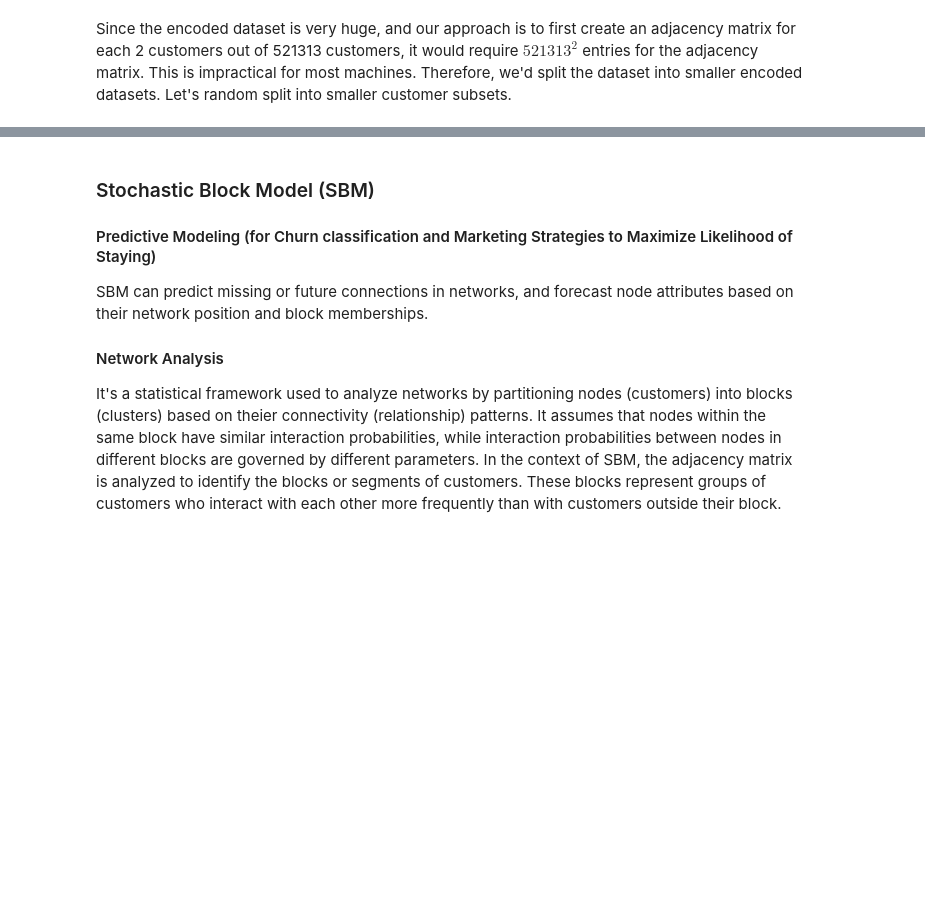
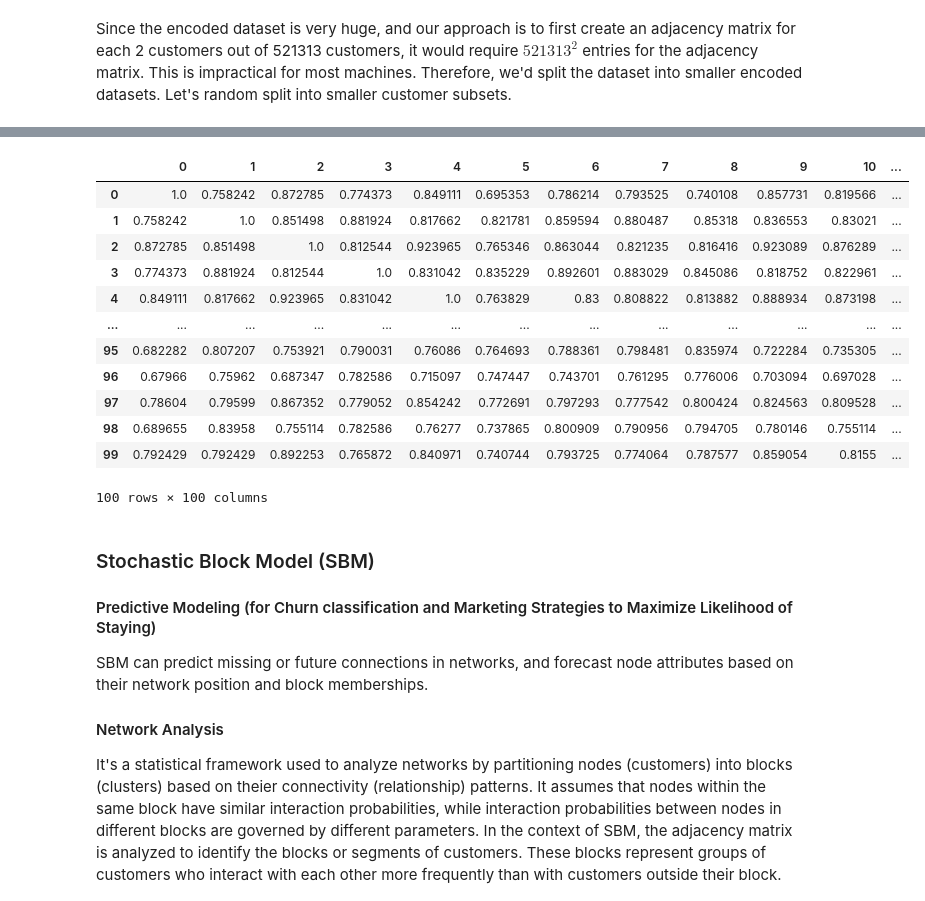
Before and after one commit to noahnguyen2004/Network-Science-Approach-on-Customer-Churn, a Jupyter notebook: customer-churn-classification.ipynb, the cells around one changed output, grey strips where cells are left out. Cells and saved outputs as stored; diff of their text form; code cells hidden in the pictures; blank space fills up the shorter version.

Commit message:
Kaggle Notebook | Network Science Approach on Customer Churn | Version 35

```diff
--- a/customer-churn-classification.ipynb
+++ b/customer-churn-classification.ipynb
@@ -1435,3 +1451,28 @@ def compute_sparse_cosine_sim_batch(data, batch_size=100, threshold=0.1):
+# %%
+# cosine similarity for the first batch of first 100 customers
+
+batch_size = 100
+threshold = 0.1
+
+sample_sparse_sim_matrix = compute_sparse_cosine_sim_batch(df_copy_no_label_no_clusters_encoded[:100], batch_size, threshold)
+
+sample_adj_df_sparse = pd.DataFrame.sparse.from_spmatrix(sample_sparse_sim_matrix)
+
+sample_adj_df_sparse
+# %% [output]
+|  | 0 | 1 | 2 | 3 | 4 | 5 | 6 | 7 | 8 | 9 | 10 | ... |
+| 0 | 1.0 | 0.758242 | 0.872785 | 0.774373 | 0.849111 | 0.695353 | 0.786214 | 0.793525 | 0.740108 | 0.857731 | 0.819566 | ... |
+| 1 | 0.758242 | 1.0 | 0.851498 | 0.881924 | 0.817662 | 0.821781 | 0.859594 | 0.880487 | 0.85318 | 0.836553 | 0.83021 | ... |
+| 2 | 0.872785 | 0.851498 | 1.0 | 0.812544 | 0.923965 | 0.765346 | 0.863044 | 0.821235 | 0.816416 | 0.923089 | 0.876289 | ... |
+| 3 | 0.774373 | 0.881924 | 0.812544 | 1.0 | 0.831042 | 0.835229 | 0.892601 | 0.883029 | 0.845086 | 0.818752 | 0.822961 | ... |
+| 4 | 0.849111 | 0.817662 | 0.923965 | 0.831042 | 1.0 | 0.763829 | 0.83 | 0.808822 | 0.813882 | 0.888934 | 0.873198 | ... |
+| ... | ... | ... | ... | ... | ... | ... | ... | ... | ... | ... | ... | ... |
+| 95 | 0.682282 | 0.807207 | 0.753921 | 0.790031 | 0.76086 | 0.764693 | 0.788361 | 0.798481 | 0.835974 | 0.722284 | 0.735305 | ... |
+| 96 | 0.67966 | 0.75962 | 0.687347 | 0.782586 | 0.715097 | 0.747447 | 0.743701 | 0.761295 | 0.776006 | 0.703094 | 0.697028 | ... |
+| 97 | 0.78604 | 0.79599 | 0.867352 | 0.779052 | 0.854242 | 0.772691 | 0.797293 | 0.777542 | 0.800424 | 0.824563 | 0.809528 | ... |
+| 98 | 0.689655 | 0.83958 | 0.755114 | 0.782586 | 0.76277 | 0.737865 | 0.800909 | 0.790956 | 0.794705 | 0.780146 | 0.755114 | ... |
+| 99 | 0.792429 | 0.792429 | 0.892253 | 0.765872 | 0.840971 | 0.740744 | 0.793725 | 0.774064 | 0.787577 | 0.859054 | 0.8155 | ... |
+100 rows × 100 columns
 # %% [markdown]
 ### Stochastic Block Model (SBM)
 
```
Also changed, not shown: parts of 3 cells of this notebook.
